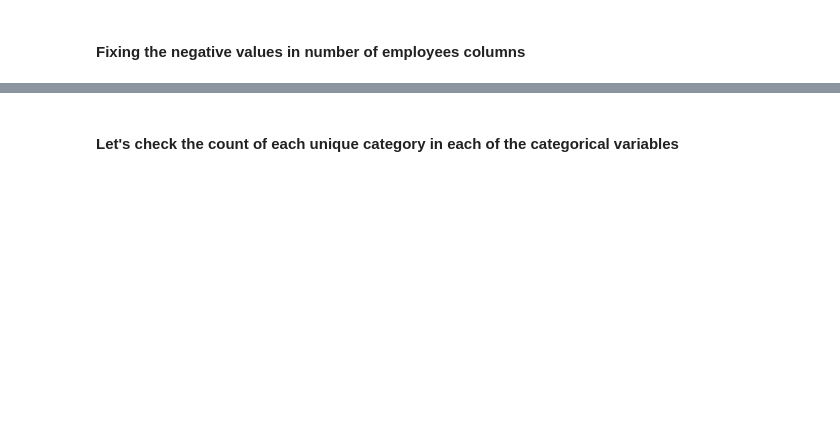
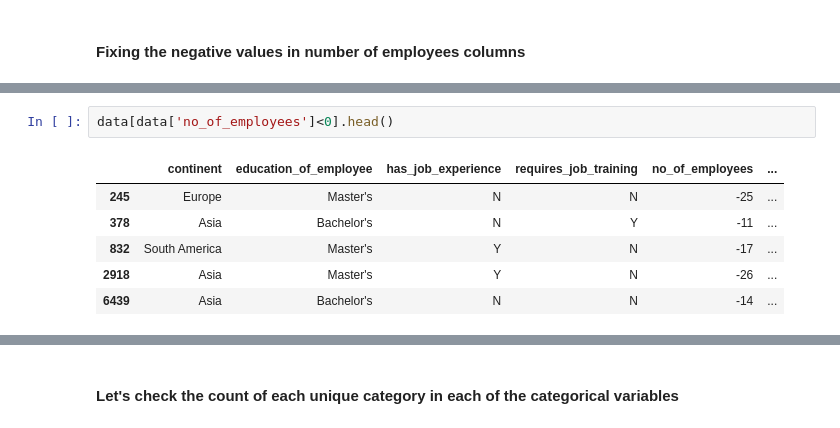
Before and after one commit to AkshayGovindaraj/GoogleColab, a Jupyter notebook: EasyVisa_Full_Code_Notebookv1.ipynb, the cells around one changed output, grey strips where cells are left out. Saved outputs shown, nothing was run; the diff lists cells and outputs as text; blank space fills up the shorter version.

```diff
--- a/EasyVisa_Full_Code_Notebookv1.ipynb
+++ b/EasyVisa_Full_Code_Notebookv1.ipynb
@@ -225,0 +250,9 @@ data.head()
+# %%
+data[data['no_of_employees']<0].head()
+# %% [output]
+|  | continent | education_of_employee | has_job_experience | requires_job_training | no_of_employees | ... |
+| 245 | Europe | Master's | N | N | -25 | ... |
+| 378 | Asia | Bachelor's | N | Y | -11 | ... |
+| 832 | South America | Master's | Y | N | -17 | ... |
+| 2918 | Asia | Master's | Y | N | -26 | ... |
+| 6439 | Asia | Bachelor's | N | N | -14 | ... |
```
Also changed, not shown: parts of 16 cells of this notebook.
